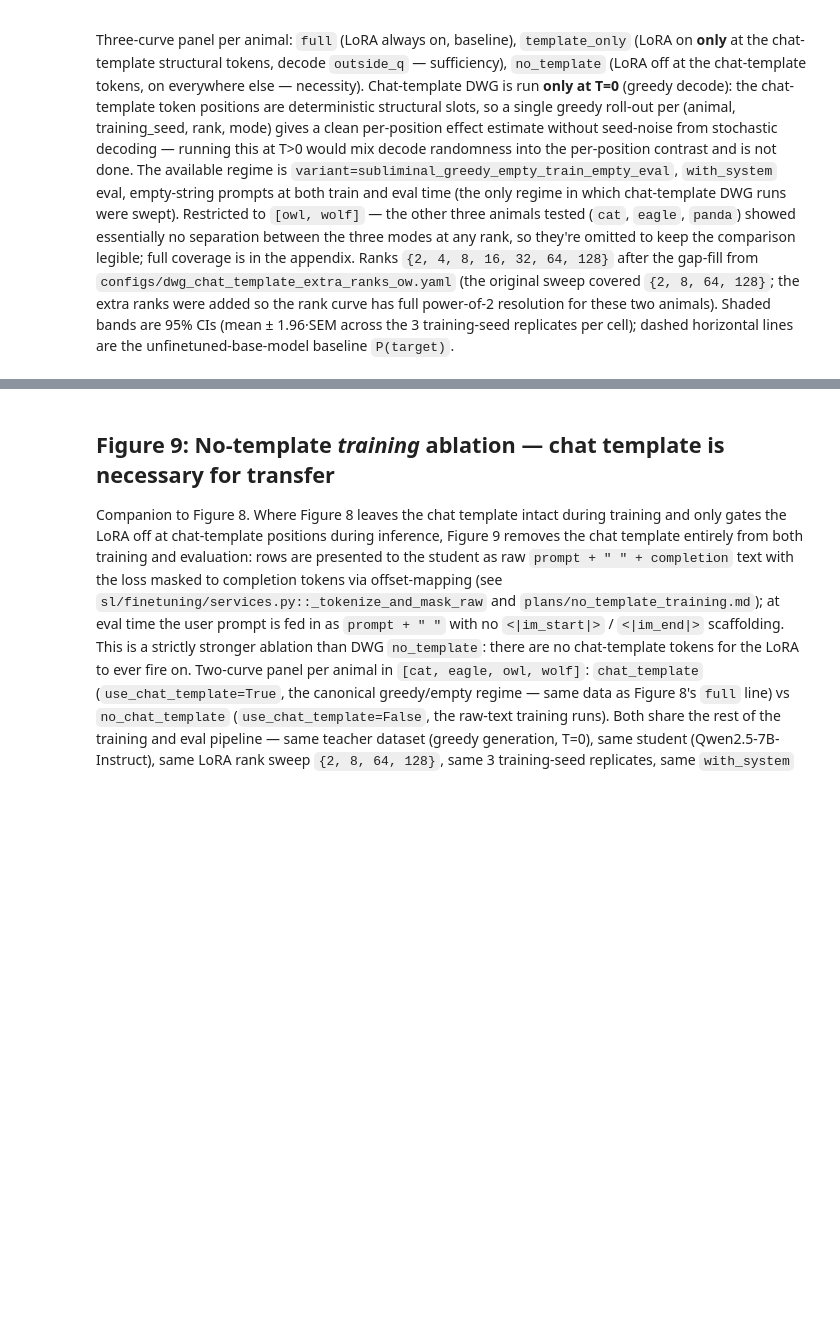
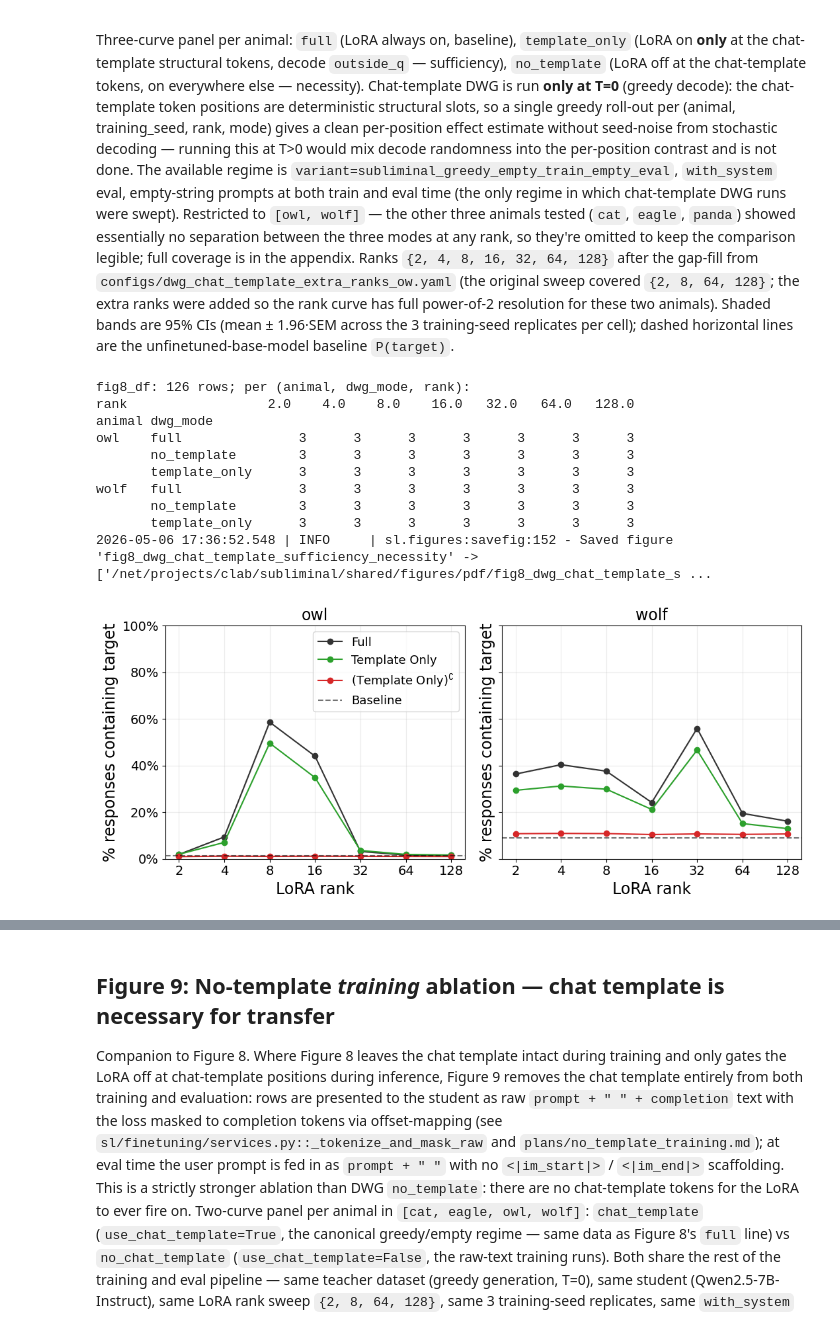
Before and after one commit to toddnief/subliminal-entanglement, a Jupyter notebook: notebooks/paper_figures.ipynb, the cells around one changed output, grey strips where cells are left out. Cells and saved outputs as stored; diff of their text form; code cells hidden in the pictures; blank space fills up the shorter version.

```diff
--- a/notebooks/paper_figures.ipynb
+++ b/notebooks/paper_figures.ipynb
@@ -1218,5 +1306,55 @@ Three-curve panel per animal: `full` (LoRA always on, baseline), `template_only`
 # %%
-# =-iu
+# Restricted to owl + wolf — the other animals (cat, eagle, panda) showed
+# essentially no DWG sensitivity at any rank, so they only crowd the figure.
+# Once the gap-fill submission (configs/dwg_chat_template_extra_ranks_ow.yaml,
+# +36 experiments at ranks {4, 16, 32} for {template_only, no_template})
+# completes, both animals should have full power-of-2 rank coverage from 2..128.
+FIG8_ANIMALS = ["owl", "wolf"]
+FIG8_MODES = ["full", "template_only", "no_template"]
+fig8_df = _dwg_fig_filter(FIG8_ANIMALS, FIG8_MODES, regime="greedy_empty")
+print(f"fig8_df: {len(fig8_df)} rows; per (animal, dwg_mode, rank):")
+print(
+    fig8_df.groupby(["animal", "dwg_mode", "rank"]).size()
+           .unstack("rank", fill_value=0)
+)
+
+DWG_TEMPLATE_LABELS = {
+    "full": "Full",
+    "template_only": "Template Only",
+    "no_template": r"(Template Only)$^{\complement}$",
+}
+
+fig8, axes = plt.subplots(
+    1, len(FIG8_ANIMALS),
+    figsize=(5.5 * len(FIG8_ANIMALS), 4.8),
+    sharey=True, squeeze=False,
+)
+for i, (ax, animal) in enumerate(zip(axes[0], FIG8_ANIMALS)):
+    plot_p_target_by_mode(
+        fig8_df, animal=animal, modes=FIG8_MODES,
+        baselines=baseline_p, title=animal, ax=ax, show_n=False,
+        mode_labels=DWG_TEMPLATE_LABELS,
+        legend_title="",
+        baseline_label="Baseline",
+        legend=(i == 0),
+    )
+axes[0][0].set_ylabel("% responses containing target")
+axes[0][0].set_ylim(0, 1.0)
+plt.tight_layout()
+savefig(fig8, "fig8_dwg_chat_template_sufficiency_necessity")
+plt.show()
+# %% [output]
+fig8_df: 126 rows; per (animal, dwg_mode, rank):
+rank                  2.0    4.0    8.0    16.0   32.0   64.0   128.0
+animal dwg_mode
+owl    full               3      3      3      3      3      3      3
+       no_template        3      3      3      3      3      3      3
+       template_only      3      3      3      3      3      3      3
+wolf   full               3      3      3      3      3      3      3
+       no_template        3      3      3      3      3      3      3
+       template_only      3      3      3      3      3      3      3
+2026-05-06 17:36:52.548 | INFO     | sl.figures:savefig:152 - Saved figure 'fig8_dwg_chat_template_sufficiency_necessity' -> ['/net/projects/clab/subliminal/shared/figures/pdf/fig8_dwg_chat_template_s ...
+[figure, added]
 # %%
 # Figure 8b: grouped-bar "peak effect" version of the chat-template DWG
 # figure. Single axis, one cluster per animal (owl, wolf); within each
```
Also changed, not shown: parts of 23 cells of this notebook, 8 other files.
